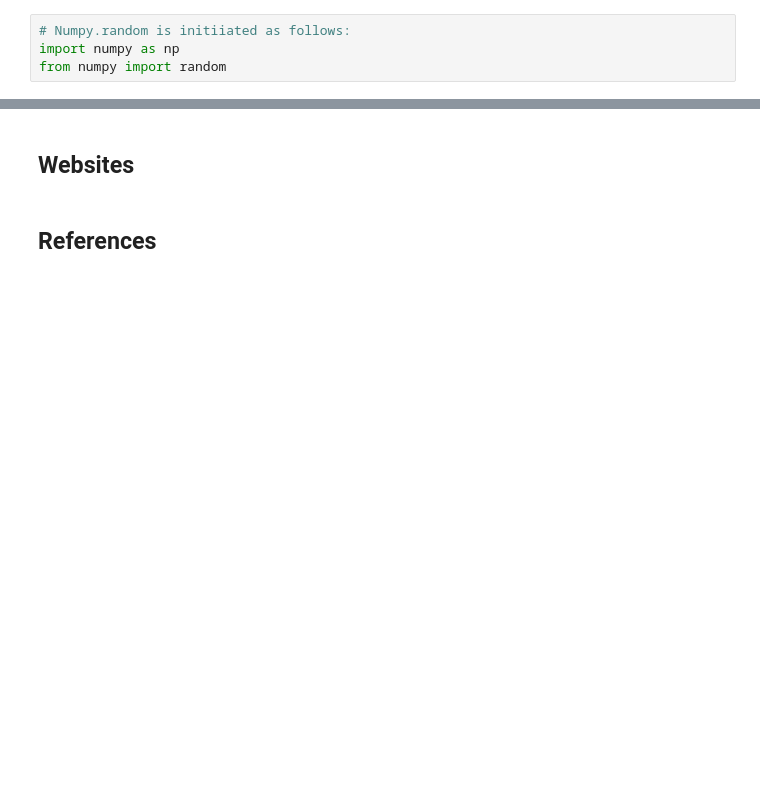
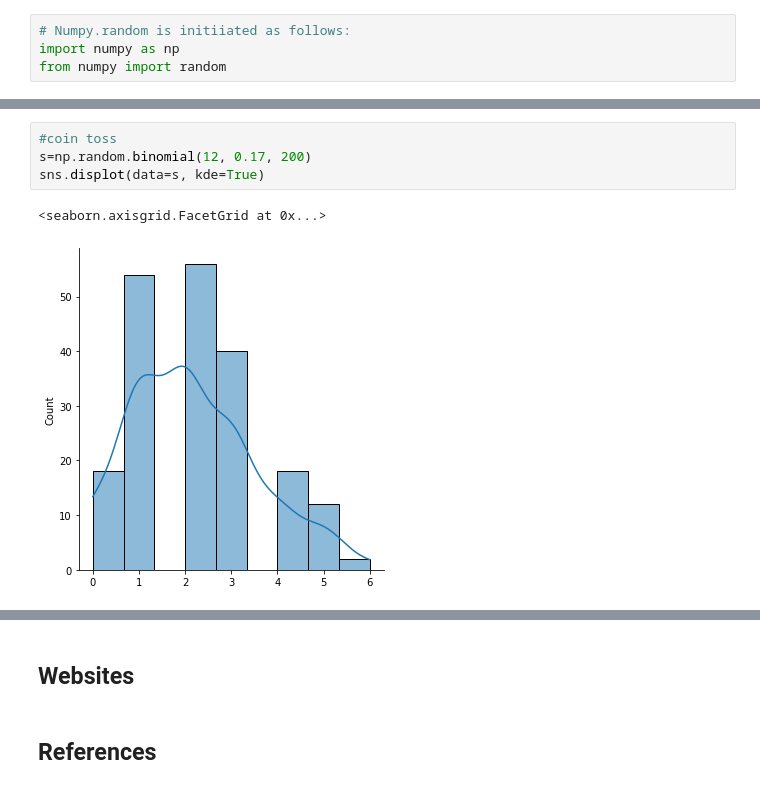
Before and after one commit to donneger/numpy_random, a Jupyter notebook: random.ipynb, the cells around one changed output, grey strips where cells are left out. Drawn from its saved outputs; the diff is of its cells as text; blank space fills up the shorter version.

```diff
--- a/random.ipynb
+++ b/random.ipynb
@@ -129,0 +234,7 @@ This is a random 3x5 array of integers from an array of numbers:
+# %%
+#coin toss
+s=np.random.binomial(12, 0.17, 200)
+sns.displot(data=s, kde=True)
+# %% [output]
+<seaborn.axisgrid.FacetGrid at 0x...>
+[figure, added]
```
Also changed, not shown: parts of 41 cells of this notebook.
